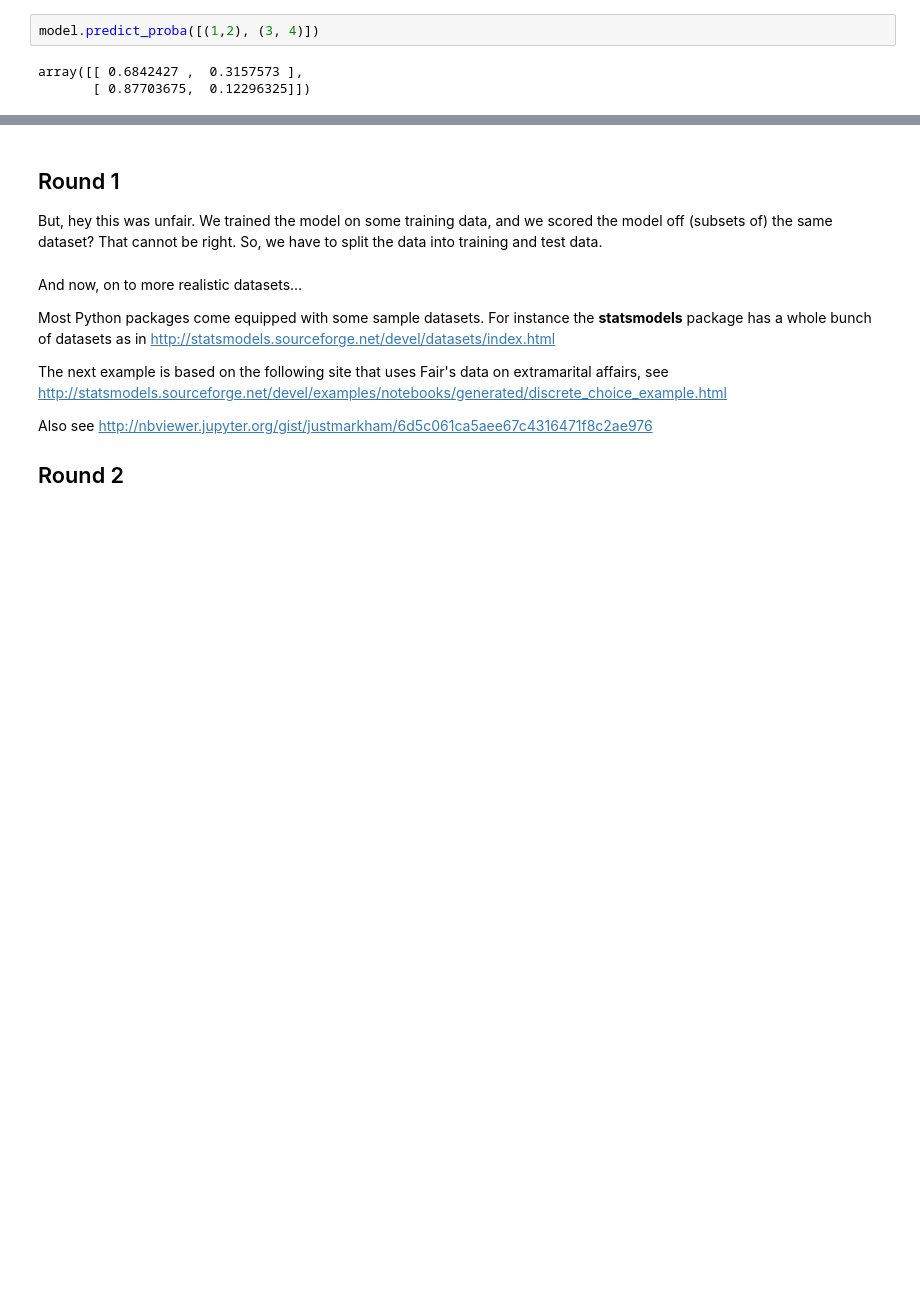
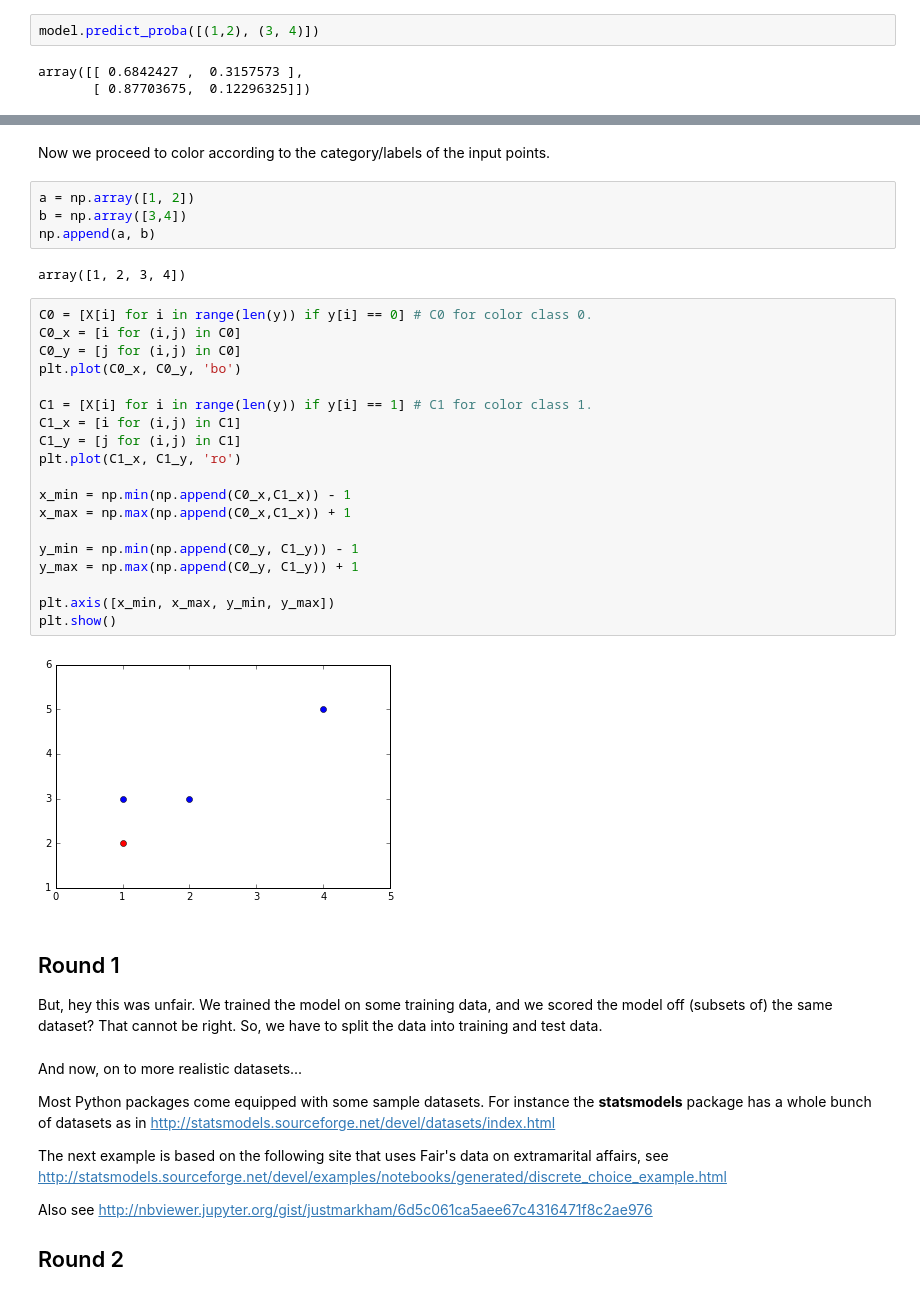
Before and after one commit to sambuddha-roy/presentations, a Jupyter notebook: Veritas.Aug1.2016/Day1_Logistic_Regression.ipynb, the cells around one changed output, grey strips where cells are left out. Cells and saved outputs as stored; diff of their text form; blank space fills up the shorter version.

```diff
--- a/Veritas.Aug1.2016/Day1_Logistic_Regression.ipynb
+++ b/Veritas.Aug1.2016/Day1_Logistic_Regression.ipynb
@@ -105,6 +111,35 @@ plt.axis([x_min, x_max, y_min, y_max])
 plt.show()
 # %% [output]
 [figure]
+# %% [markdown]
+Now we proceed to color according to the category/labels of the input points.
+# %%
+a = np.array([1, 2])
+b = np.array([3,4])
+np.append(a, b)
+# %% [output]
+array([1, 2, 3, 4])
+# %%
+C0 = [X[i] for i in range(len(y)) if y[i] == 0] # C0 for color class 0.
+C0_x = [i for (i,j) in C0]
+C0_y = [j for (i,j) in C0]
+plt.plot(C0_x, C0_y, 'bo')
+
+C1 = [X[i] for i in range(len(y)) if y[i] == 1] # C1 for color class 1.
+C1_x = [i for (i,j) in C1]
+C1_y = [j for (i,j) in C1]
+plt.plot(C1_x, C1_y, 'ro')
+
+x_min = np.min(np.append(C0_x,C1_x)) - 1
+x_max = np.max(np.append(C0_x,C1_x)) + 1
+
+y_min = np.min(np.append(C0_y, C1_y)) - 1
+y_max = np.max(np.append(C0_y, C1_y)) + 1
+
+plt.axis([x_min, x_max, y_min, y_max])
+plt.show()
+# %% [output]
+[figure, added]
 # %% [markdown]
 ## Round 1
 
```
Also changed, not shown: parts of 4 cells of this notebook, 1 other file.
